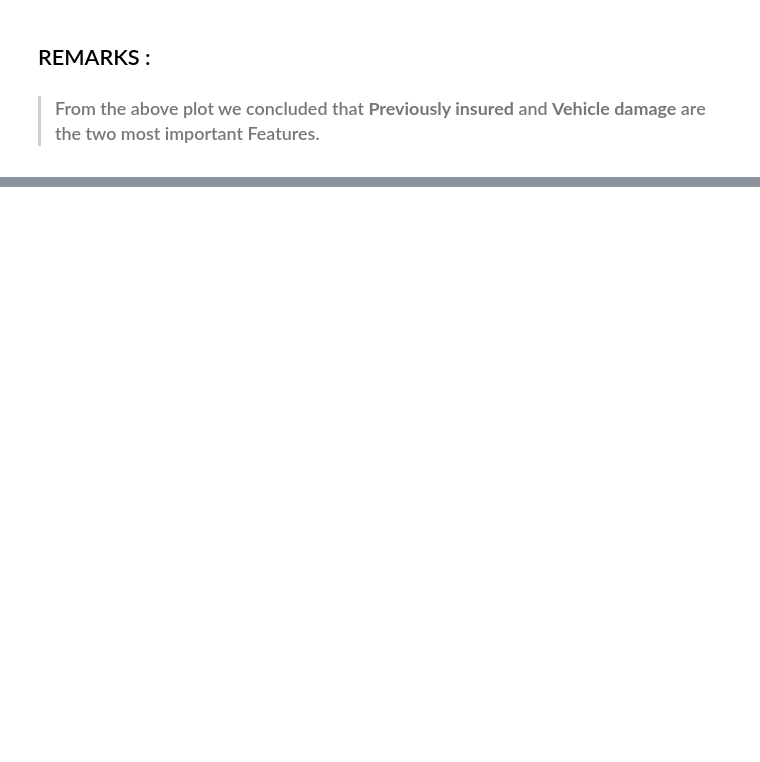
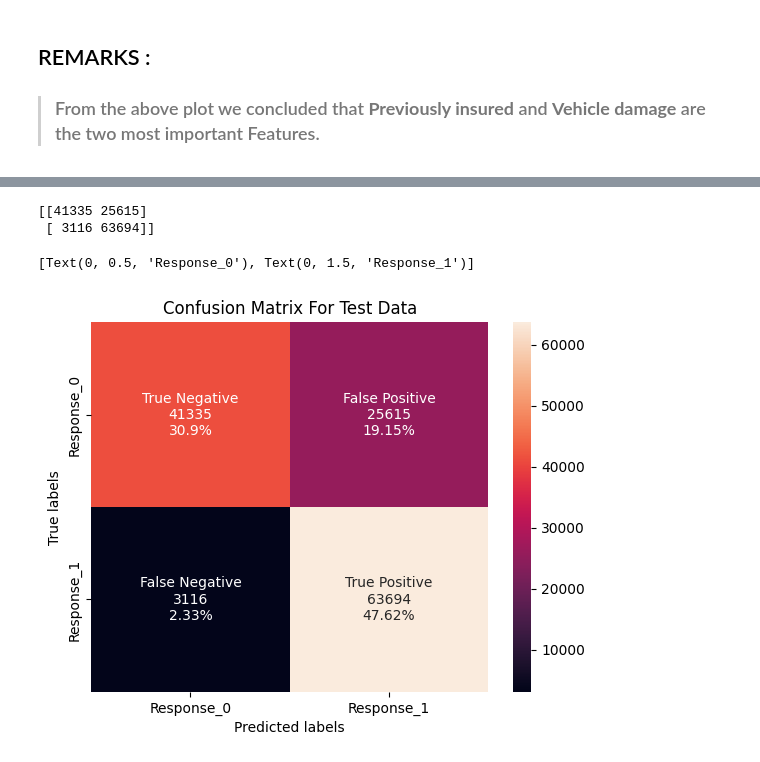
Before and after one commit to RPSahoo219/Health_Insurance_Cross_Sell_Prediction, a Jupyter notebook: Health_Insurance_Cross_Sell_Prediction.ipynb, the cells around one changed output, grey strips where cells are left out. Saved outputs shown, nothing was run; the diff lists cells and outputs as text; code cells hidden in the pictures; blank space fills up the shorter version.

```diff
--- a/Health_Insurance_Cross_Sell_Prediction.ipynb
+++ b/Health_Insurance_Cross_Sell_Prediction.ipynb
@@ -734,0 +888,25 @@ plt.show()
+# %%
+# Get the confusion matrix for both train and test
+
+labels = ['True Negative','False Positive','False Negative','True Positive']
+cm_test_lr = confusion_matrix(y_test, test_class_preds_lr)
+print(cm_test_lr)
+cm_test_count=cm_test_lr.flatten().tolist()
+cm_test_percentage=[round((i*100)/sum(cm_test_count),2) for i in cm_test_count]
+
+cm_test_labels = [f'{v1}\n{v2}\n{v3}%' for v1, v2, v3 in zip(labels, cm_test_count, cm_test_percentage)]
+cm_test_labels_array= np.asarray(cm_test_labels).reshape(2,2)
+ax= plt.subplot()
+sns.heatmap(cm_test_lr, annot=cm_test_labels_array, ax = ax, fmt='')
+
+# labels, title and ticks
+ax.set_xlabel('Predicted labels')
+ax.set_ylabel('True labels')
+ax.set_title('Confusion Matrix For Test Data')
+ax.xaxis.set_ticklabels(['Response_0', 'Response_1'])
+ax.yaxis.set_ticklabels(['Response_0', 'Response_1'])
+# %% [output]
+[[41335 25615]
+ [ 3116 63694]]
+[Text(0, 0.5, 'Response_0'), Text(0, 1.5, 'Response_1')]
+[figure, added]
```
Also changed, not shown: parts of 31 cells of this notebook.
